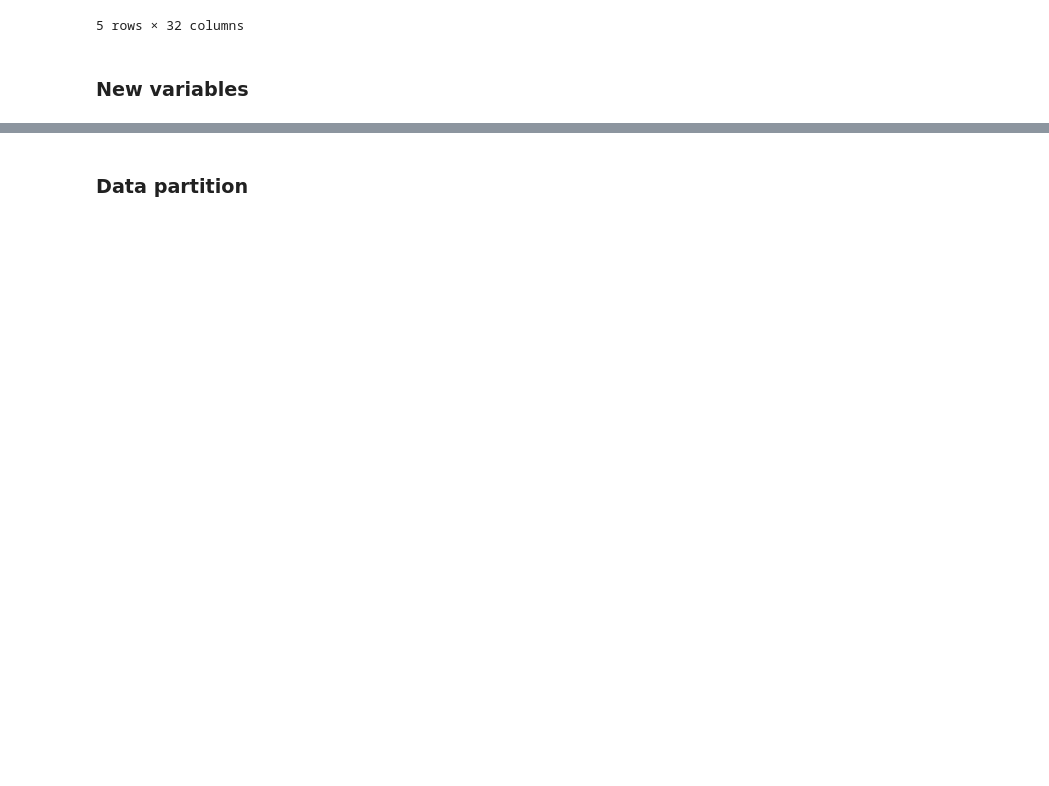
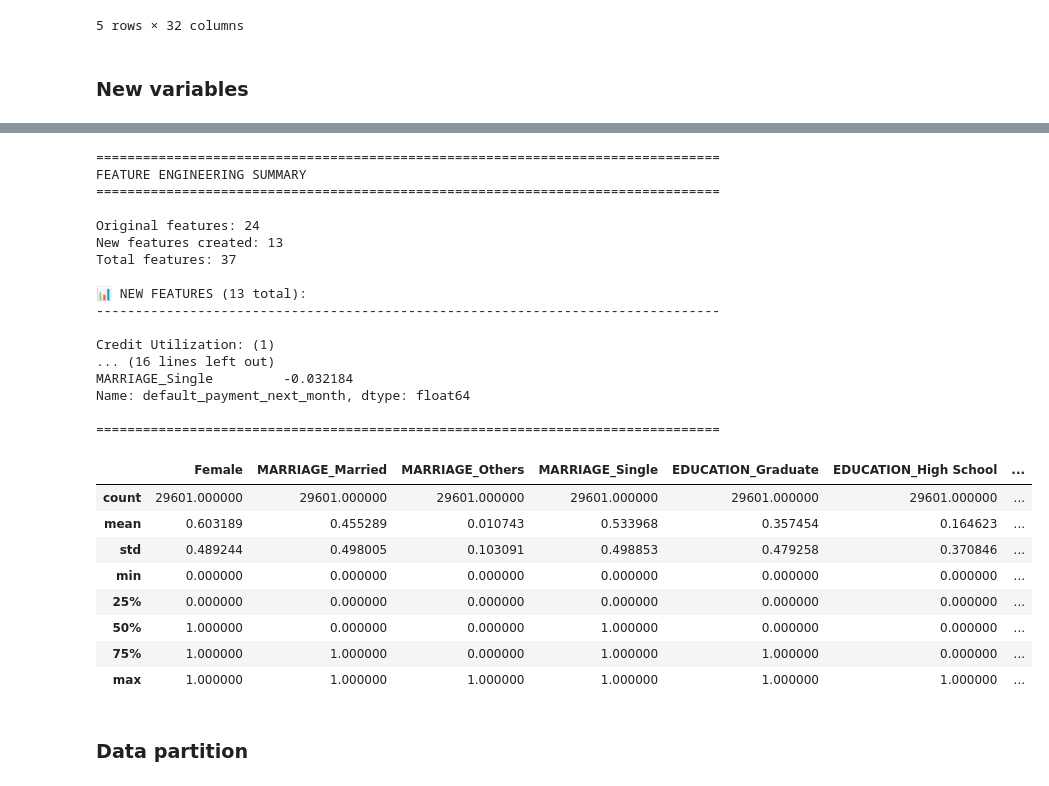
Before and after one commit to guillermoArr/default_credit_prediction, a Jupyter notebook: notebooks/2.02-gar-binary-feature-engineering.ipynb, the cells around one changed output, grey strips where cells are left out. Saved outputs shown, nothing was run; the diff lists cells and outputs as text; code cells hidden in the pictures; blank space fills up the shorter version.

Commit message:
feat_engineering - first

```diff
--- a/notebooks/2.02-gar-binary-feature-engineering.ipynb
+++ b/notebooks/2.02-gar-binary-feature-engineering.ipynb
@@ -98,2 +212,78 @@ os.makedirs(BINARY_DIR, exist_ok=True)
+# %%
+# Display new features created
+new_features = [col for col in df.columns if col not in pd.read_csv(os.path.join(INTERIM_DIR, 'credit_dataset_cleaned.csv')).columns]
+
+print("="*80)
+print("FEATURE ENGINEERING SUMMARY")
+print("="*80)
+print(f"\nOriginal features: {len(pd.read_csv(os.path.join(INTERIM_DIR, 'credit_dataset_cleaned.csv')).columns)}")
+print(f"New features created: {len(new_features)}")
+print(f"Total features: {len(df.columns)}")
+print(f"\n📊 NEW FEATURES ({len(new_features)} total):")
+print("-" * 80)
+
+# Categorize new features
+categories = {
+    'Payment Behavior (Risk)': ['recent_delay_1month', 'recent_delay_2months', 'recent_delay_2plus',
+                                'months_with_delay', 'severe_delay_count', 'has_severe_delay',
+                                'payment_risk_score', 'has_recent_zero_payment'],
+    'Payment Consistency': ['payment_volatility', 'payment_cv', 'payment_trend', 'payment_declining',
+                          'recent_payment_below_avg'],
+    'Credit Utilization': ['credit_utilization', 'bill_to_limit_ratio', 'max_bill_to_limit',
+                          'credit_buffer', 'credit_buffer_ratio', 'credit_exhaustion'],
+    'Payment Ratios': ['payment_to_bill_ratio', 'repayment_ability'],
+    'Account Activity': ['avg_bill_presence', 'total_billed_6m', 'total_paid_6m', 'total_debt_6m',
+                        'months_no_payment', 'pct_months_no_payment'],
+    'Log Transforms': ['log_limit_bal', 'log_bill_amt1', 'log_pay_amt1', 'log_avg_monthly_bill',
+                      'log_avg_monthly_payment', 'log_total_billed_6m'],
+    'Demographic': ['age_group_25', 'age_group_25_35', 'age_group_35_45', 'age_group_45_55', 'age_group_55_plus'],
+    'Interactions': ['age_x_delay', 'credit_limit_x_utilization', 'delay_x_age']
+}
+
+for category, features in categories.items():
+    category_features = [f for f in features if f in new_features]
+    if category_features:
+        print(f"\n{category}: ({len(category_features)})")
+        for feat in category_features:
+            print(f"  • {feat}")
+
+print("\n" + "="*80)
+print("Feature Statistics:")
+print("="*80)
+print(f"\nFeature with highest correlation to target (excluding original PAY_ features):")
+numeric_cols = df.select_dtypes(include=[np.number]).columns
+corr_with_target = df[numeric_cols].corr()['default_payment_next_month'].sort_values(ascending=False)
+# Show top 10 new features by correlation
+new_feature_corrs = corr_with_target[[f for f in corr_with_target.index if f in new_features and f != 'default_payment_next_month']]
+print(new_feature_corrs.head(10))
+print("\n" + "="*80)
+df[new_features].describe()
+# %% [output]
+================================================================================
+FEATURE ENGINEERING SUMMARY
+================================================================================
+
+Original features: 24
+New features created: 13
+Total features: 37
+
+📊 NEW FEATURES (13 total):
+--------------------------------------------------------------------------------
+
+Credit Utilization: (1)
+... (16 lines left out)
+MARRIAGE_Single         -0.032184
+Name: default_payment_next_month, dtype: float64
+
+================================================================================
+|  | Female | MARRIAGE_Married | MARRIAGE_Others | MARRIAGE_Single | EDUCATION_Graduate | EDUCATION_High School | ... |
+| count | 29601.000000 | 29601.000000 | 29601.000000 | 29601.000000 | 29601.000000 | 29601.000000 | ... |
+| mean | 0.603189 | 0.455289 | 0.010743 | 0.533968 | 0.357454 | 0.164623 | ... |
+| std | 0.489244 | 0.498005 | 0.103091 | 0.498853 | 0.479258 | 0.370846 | ... |
+| min | 0.000000 | 0.000000 | 0.000000 | 0.000000 | 0.000000 | 0.000000 | ... |
+| 25% | 0.000000 | 0.000000 | 0.000000 | 0.000000 | 0.000000 | 0.000000 | ... |
+| 50% | 1.000000 | 0.000000 | 0.000000 | 1.000000 | 0.000000 | 0.000000 | ... |
+| 75% | 1.000000 | 1.000000 | 0.000000 | 1.000000 | 1.000000 | 0.000000 | ... |
+| max | 1.000000 | 1.000000 | 1.000000 | 1.000000 | 1.000000 | 1.000000 | ... |
 # %% [markdown]
 ### Data partition
```
Also changed, not shown: parts of 20 cells of this notebook, 7 other files.
